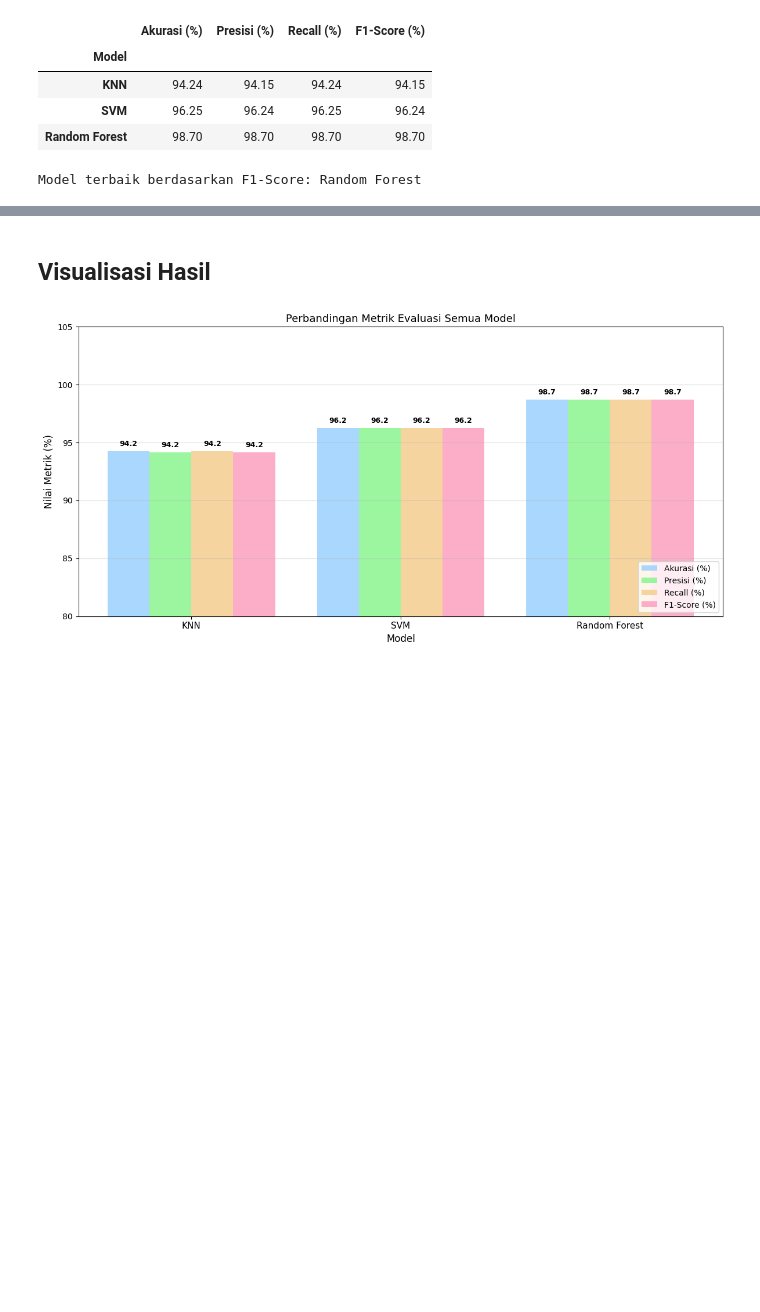
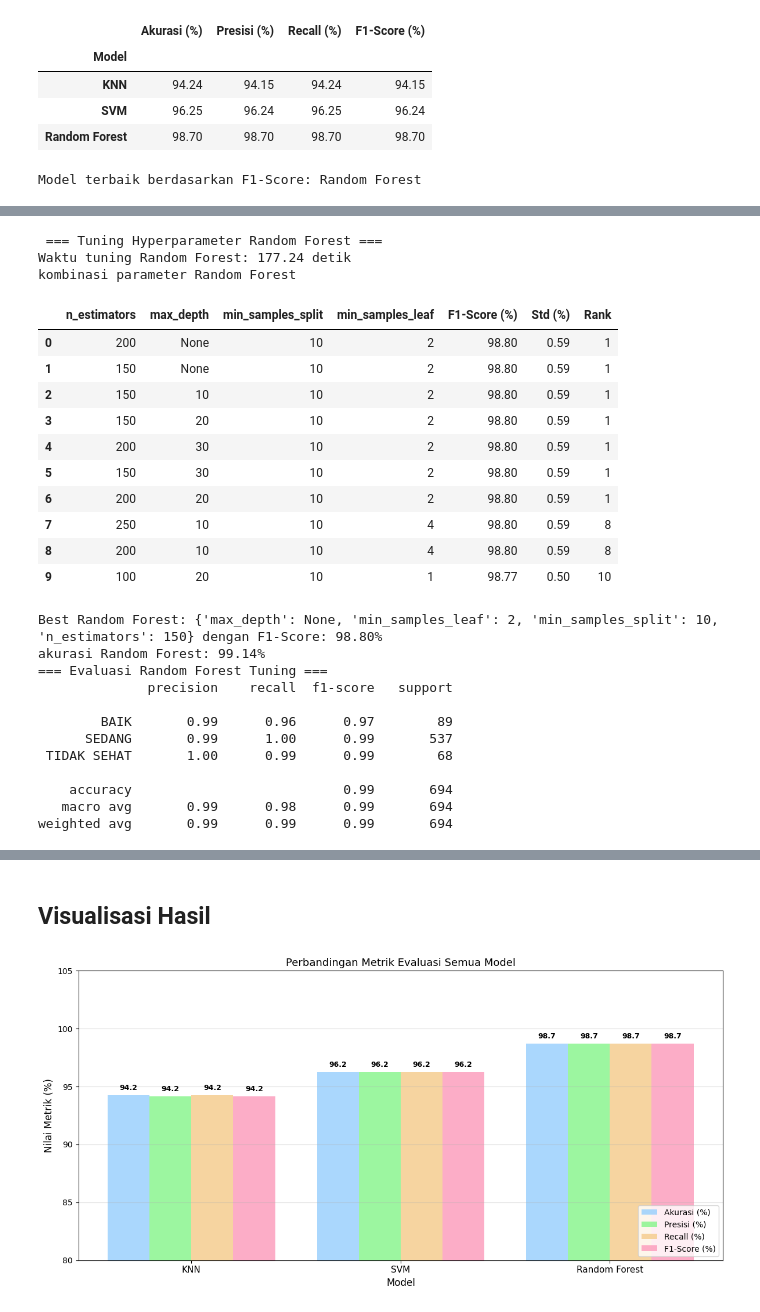
Before and after one commit to lisaaly9/Machine-Learning-, a Jupyter notebook: nahhh_fiks.ipynb, the cells around one changed output, grey strips where cells are left out. Saved outputs shown, nothing was run; the diff lists cells and outputs as text; code cells hidden in the pictures; blank space fills up the shorter version.

```diff
--- a/nahhh_fiks.ipynb
+++ b/nahhh_fiks.ipynb
@@ -417,0 +555,66 @@ Model terbaik berdasarkan F1-Score: Random Forest
+# %%
+print(' === Tuning Hyperparameter Random Forest ===')
+
+param_grid_rf = {
+    'n_estimators': [50, 100, 150, 200, 250, 300],
+    'max_depth': [None, 10, 20, 30],
+    'min_samples_split': [2, 5, 10],
+    'min_samples_leaf': [1, 2, 4]
+}
+
+grid_rf = GridSearchCV(
+    RandomForestClassifier(random_state=42),
+    param_grid_rf,
+    cv=5,
+    scoring='f1_weighted',
+    n_jobs=-1,
+    verbose=0
+)
+
+start = time.time()
+grid_rf.fit(X_train_scaled, y_train)
+print(f'Waktu tuning Random Forest: {time.time() - start:.2f} detik')
+results_rf = pd.DataFrame(grid_rf.cv_results_)
+kolom_rf = ['param_n_estimators', 'param_max_depth', 'param_min_samples_split', 'param_min_samples_leaf',
+             'mean_test_score', 'std_test_score', 'rank_test_score']
+tabel_rf = results_rf[kolom_rf].copy()
+tabel_rf['mean_test_score'] = (tabel_rf['mean_test_score'] * 100).round(2)
+tabel_rf['std_test_score'] = (tabel_rf['std_test_score'] * 100).round(2)
+tabel_rf.columns = ['n_estimators', 'max_depth', 'min_samples_split', 'min_samples_leaf',
+                    'F1-Score (%)', 'Std (%)', 'Rank']
+tabel_rf = tabel_rf.sort_values('Rank').reset_index(drop=True)
+print('kombinasi parameter Random Forest')
+display(tabel_rf.head(10))
+print(f'Best Random Forest: {grid_rf.best_params_} dengan F1-Score: {grid_rf.best_score_ * 100:.2f}%')
+print(f'akurasi Random Forest: {accuracy_score(y_test, grid_rf.best_estimator_.predict(X_test_scaled)) * 100:.2f}%')
+
+y_pred_rf_tuned = grid_rf.best_estimator_.predict(X_test_scaled)
+print('=== Evaluasi Random Forest Tuning ===')
+print(classification_report(y_test, y_pred_rf_tuned, target_names=le.classes_))
+# %% [output]
+ === Tuning Hyperparameter Random Forest ===
+Waktu tuning Random Forest: 177.24 detik
+kombinasi parameter Random Forest
+|  | n_estimators | max_depth | min_samples_split | min_samples_leaf | F1-Score (%) | Std (%) | Rank |
+| 0 | 200 | None | 10 | 2 | 98.80 | 0.59 | 1 |
+| 1 | 150 | None | 10 | 2 | 98.80 | 0.59 | 1 |
+| 2 | 150 | 10 | 10 | 2 | 98.80 | 0.59 | 1 |
+| 3 | 150 | 20 | 10 | 2 | 98.80 | 0.59 | 1 |
+| 4 | 200 | 30 | 10 | 2 | 98.80 | 0.59 | 1 |
+| 5 | 150 | 30 | 10 | 2 | 98.80 | 0.59 | 1 |
+| 6 | 200 | 20 | 10 | 2 | 98.80 | 0.59 | 1 |
+| 7 | 250 | 10 | 10 | 4 | 98.80 | 0.59 | 8 |
+| 8 | 200 | 10 | 10 | 4 | 98.80 | 0.59 | 8 |
+| 9 | 100 | 20 | 10 | 1 | 98.77 | 0.50 | 10 |
+Best Random Forest: {'max_depth': None, 'min_samples_leaf': 2, 'min_samples_split': 10, 'n_estimators': 150} dengan F1-Score: 98.80%
+akurasi Random Forest: 99.14%
+=== Evaluasi Random Forest Tuning ===
+              precision    recall  f1-score   support
+
+        BAIK       0.99      0.96      0.97        89
+      SEDANG       0.99      1.00      0.99       537
+ TIDAK SEHAT       1.00      0.99      0.99        68
+
+    accuracy                           0.99       694
+   macro avg       0.99      0.98      0.99       694
+weighted avg       0.99      0.99      0.99       694
```
Also changed, not shown: parts of 10 cells of this notebook, 2 other files.
